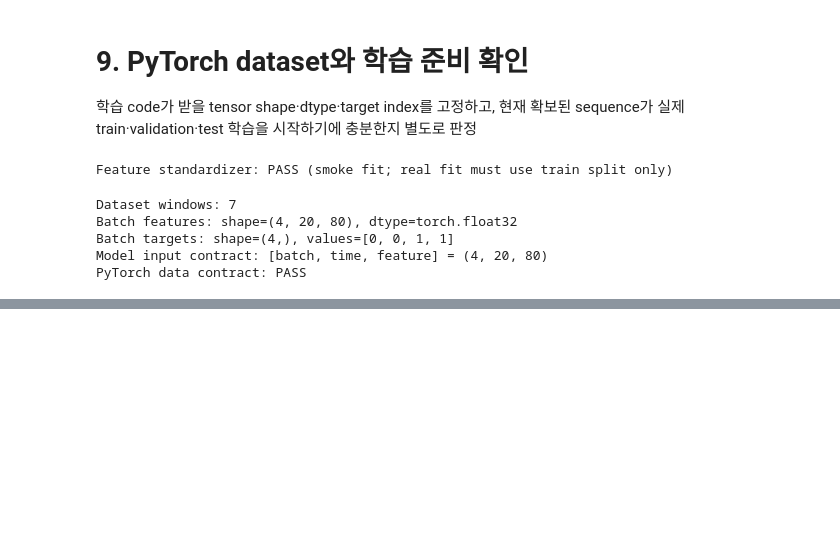
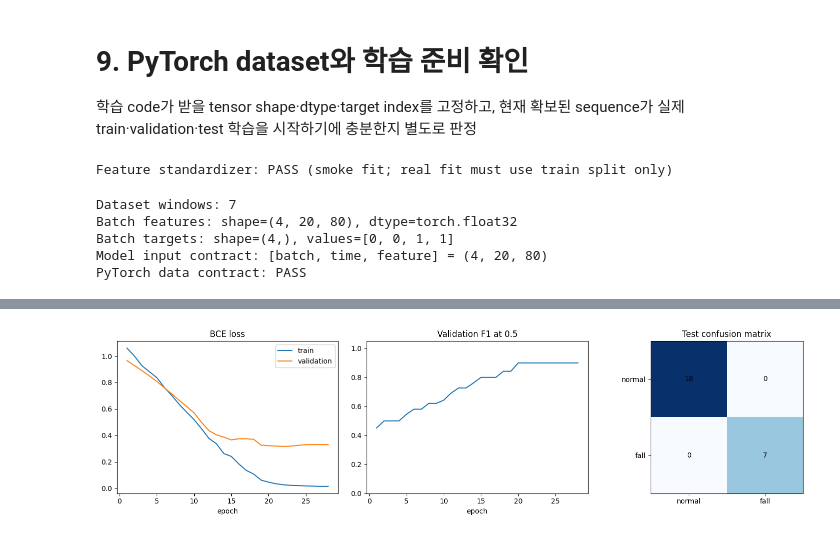
Before and after one commit to mumallaeng/wardy, a Jupyter notebook: ml/notebook/M04_fall_detection.ipynb, the cells around one changed output, grey strips where cells are left out. Drawn from its saved outputs; the diff is of its cells as text; code cells hidden in the pictures; blank space fills up the shorter version.

Commit message:
feat(ml): complete M04 temporal fall training

```diff
--- a/ml/notebook/M04_fall_detection.ipynb
+++ b/ml/notebook/M04_fall_detection.ipynb
@@ -96,7 +99,9 @@ import torch
 
 # ONNX pose inference와 PyTorch temporal training의 device를 독립적으로 선택
 available_providers = ort.get_available_providers()
-if platform.system() == "Darwin" and "CoreMLExecutionProvider" in available_providers:
+if torch.cuda.is_available() and "CUDAExecutionProvider" in available_providers:
+    POSE_PROVIDERS = ["CUDAExecutionProvider", "CPUExecutionProvider"]
+elif platform.system() == "Darwin" and "CoreMLExecutionProvider" in available_providers:
     POSE_PROVIDERS = ["CoreMLExecutionProvider", "CPUExecutionProvider"]
 else:
     POSE_PROVIDERS = ["CPUExecutionProvider"]
@@ -1008,0 +1792,12 @@ Pre-training pipeline implementation: PASS
+# %%
+test_targets, test_probabilities, test_loss = predict_loader(model, loaders["test"], criterion)
+test_metrics = binary_metrics(test_targets, test_probabilities, DECISION_THRESHOLD)
+test_metrics["loss"] = test_loss
+
+print("Test window metrics")
+for metric_name in ("loss", "precision", "recall", "f1", "accuracy"):
+    print(f"  {metric_name:>9}: {test_metrics[metric_name]:.4f}")
+print(
+    f"  confusion: TP={test_metrics['tp']} FP={test_metrics['fp']} "
+    f"FN={test_metrics['fn']} TN={test_metrics['tn']}"
+)
@@ -1008,0 +1859,23 @@ Pre-training pipeline implementation: PASS
+# %%
+# 학습 곡선과 test confusion matrix를 notebook과 export directory에 함께 남김
+figure, axes = plt.subplots(1, 3, figsize=(15, 4))
+epochs = np.arange(1, len(history["train_loss"]) + 1)
+axes[0].plot(epochs, history["train_loss"], label="train")
+axes[0].plot(epochs, history["validation_loss"], label="validation")
+axes[0].set(title="BCE loss", xlabel="epoch")
+axes[0].legend()
+axes[1].plot(epochs, history["validation_f1"])
+axes[1].set(title="Validation F1 at 0.5", xlabel="epoch", ylim=(0, 1.05))
+confusion = np.asarray([[test_metrics["tn"], test_metrics["fp"]], [test_metrics["fn"], test_metrics["tp"]]])
+axes[2].imshow(confusion, cmap="Blues")
+axes[2].set(title="Test confusion matrix", xticks=(0, 1), yticks=(0, 1))
+axes[2].set_xticklabels(("normal", "fall"))
+axes[2].set_yticklabels(("normal", "fall"))
+for row in range(2):
+    for column in range(2):
+        axes[2].text(column, row, int(confusion[row, column]), ha="center", va="center")
+figure.tight_layout()
+figure.savefig(EXPORT_DIR / "training_and_test_metrics.png", dpi=160, bbox_inches="tight")
+plt.show()
+# %% [output]
+[figure, added]
```
Also changed, not shown: parts of 42 cells of this notebook, 1 other file.
